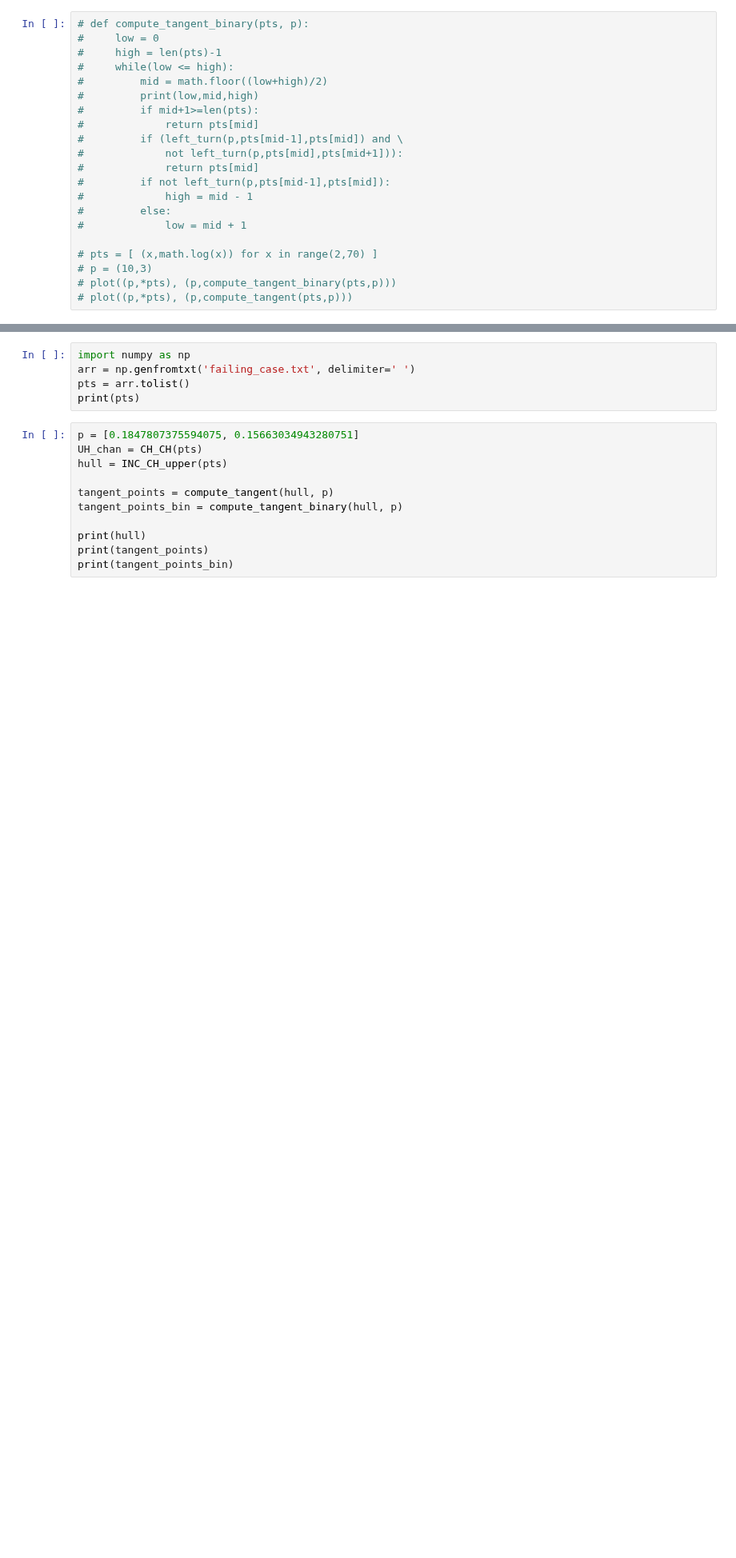
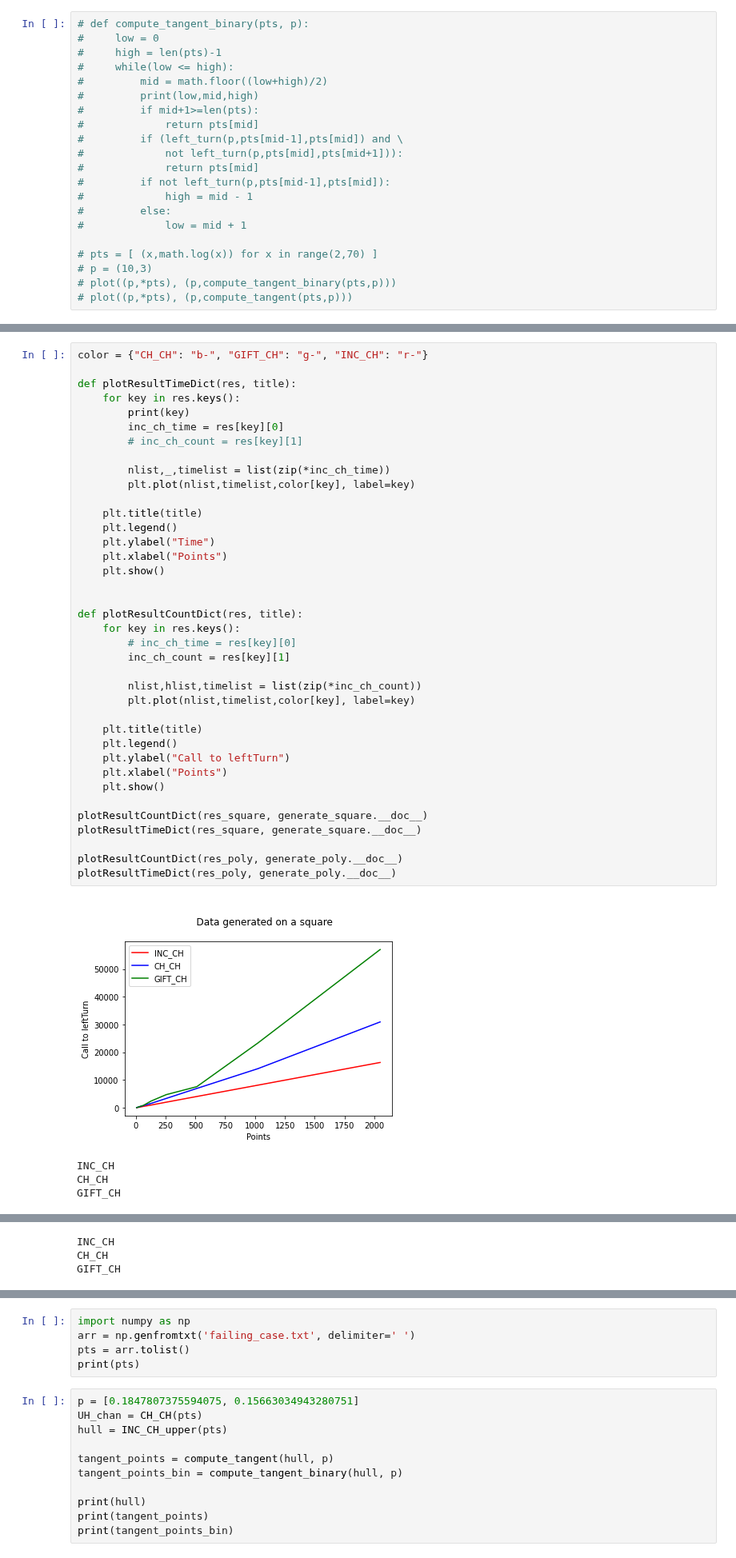
Before and after one commit to Nimakii/etkortnavn, a Jupyter notebook: handin2/H2.ipynb, the cells around one changed output, grey strips where cells are left out. Shown at 80% size. Cells and saved outputs as stored; diff of their text form; blank space fills up the shorter version.

```diff
--- a/handin2/H2.ipynb
+++ b/handin2/H2.ipynb
@@ -600,0 +680,43 @@ Gift counter [[16, 84], [32, 265], [64, 741], [128, 1912], [256, 5612], [512, 15
+# %%
+color = {"CH_CH": "b-", "GIFT_CH": "g-", "INC_CH": "r-"}
+
+def plotResultTimeDict(res, title):
+    for key in res.keys():
+        print(key)
+        inc_ch_time = res[key][0]
+        # inc_ch_count = res[key][1]
+
+        nlist,_,timelist = list(zip(*inc_ch_time))
+        plt.plot(nlist,timelist,color[key], label=key)
+
+    plt.title(title)
+    plt.legend()
+    plt.ylabel("Time")
+    plt.xlabel("Points")
+    plt.show()
+
+
+def plotResultCountDict(res, title):
+    for key in res.keys():
+        # inc_ch_time = res[key][0]
+        inc_ch_count = res[key][1]
+
+        nlist,hlist,timelist = list(zip(*inc_ch_count))
+        plt.plot(nlist,timelist,color[key], label=key)
+
+    plt.title(title)
+    plt.legend()
+    plt.ylabel("Call to leftTurn")
+    plt.xlabel("Points")
+    plt.show()
+
+plotResultCountDict(res_square, generate_square.__doc__)
+plotResultTimeDict(res_square, generate_square.__doc__)
+
+plotResultCountDict(res_poly, generate_poly.__doc__)
+plotResultTimeDict(res_poly, generate_poly.__doc__)
+# %% [output]
+[figure, added]
+INC_CH
+CH_CH
+GIFT_CH
@@ -600,0 +725,3 @@ Gift counter [[16, 84], [32, 265], [64, 741], [128, 1912], [256, 5612], [512, 15
+INC_CH
+CH_CH
+GIFT_CH
```
Also changed, not shown: parts of 9 cells of this notebook.
